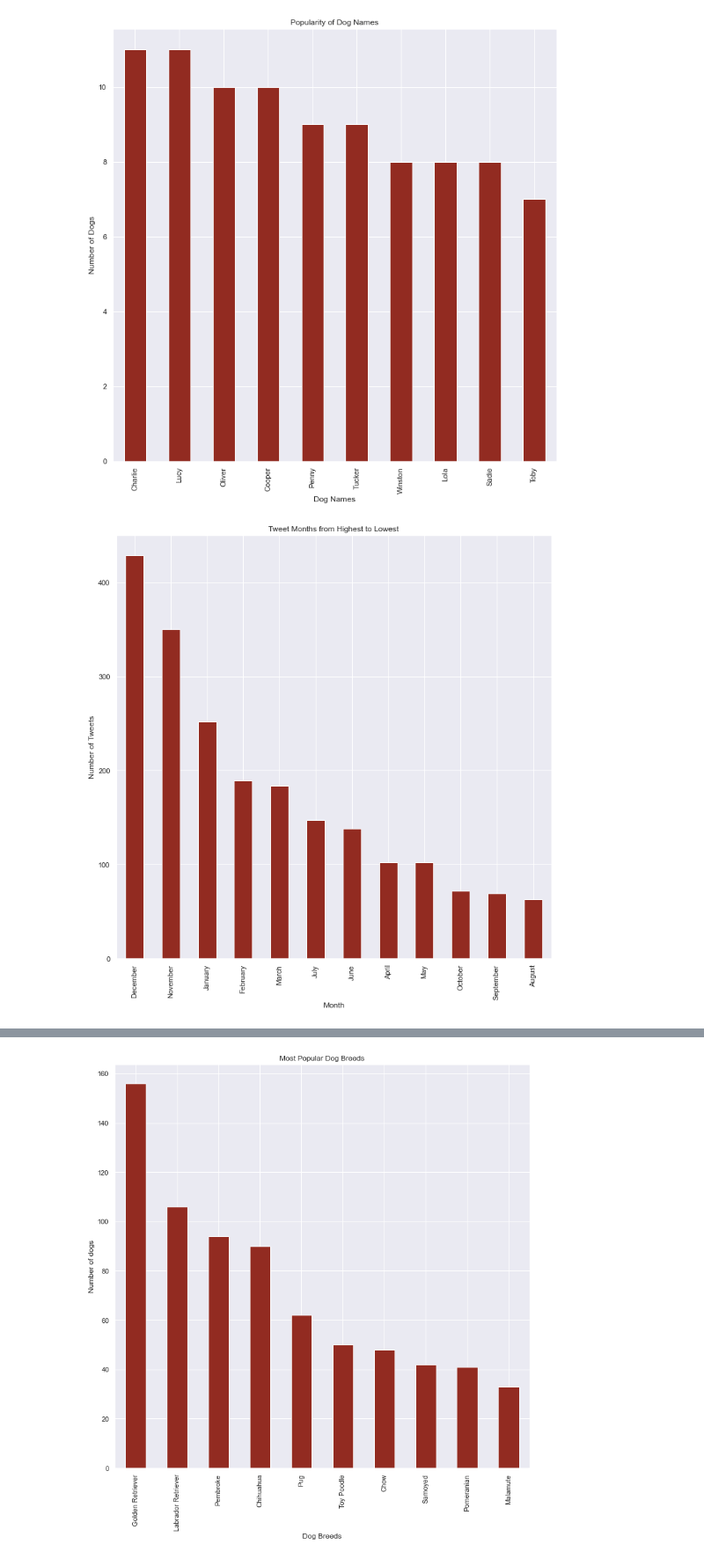
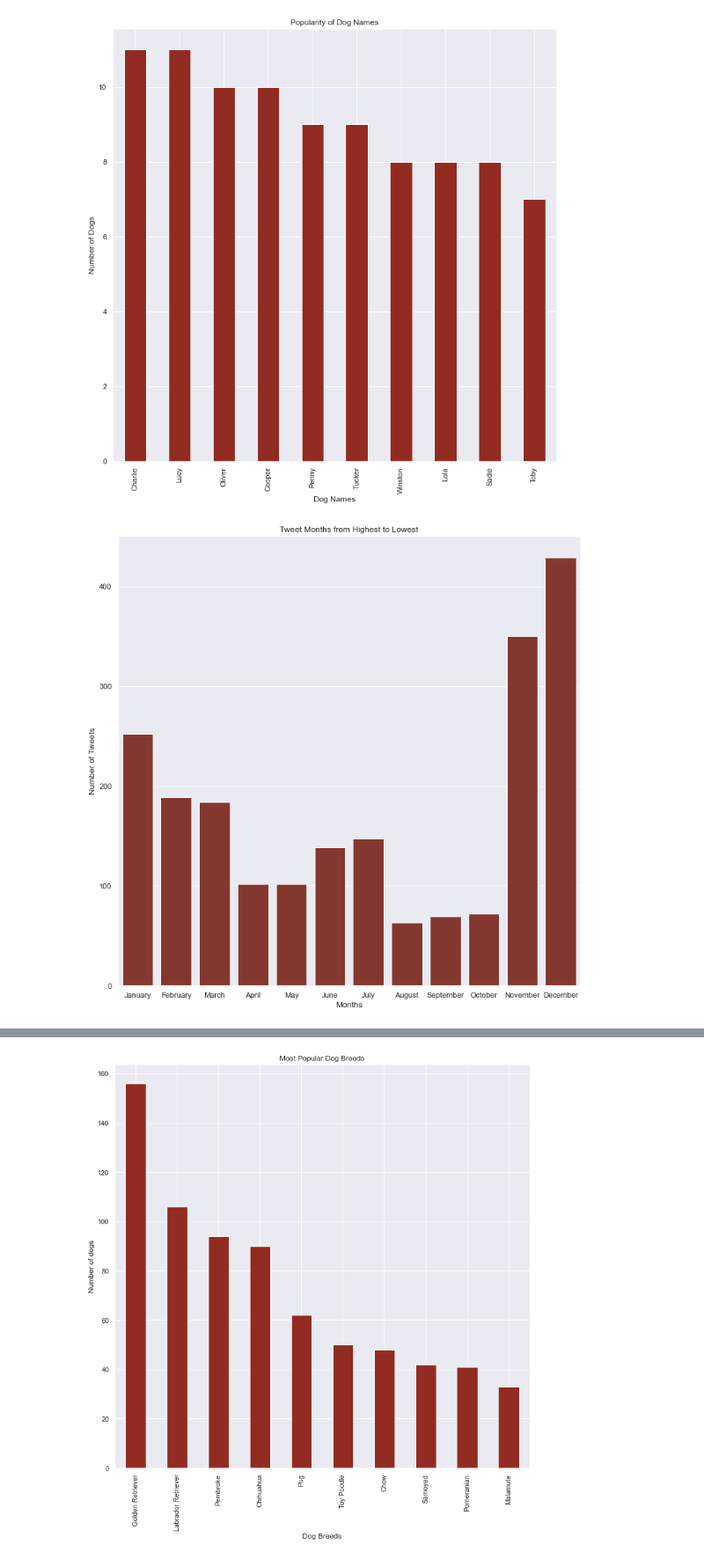
Before and after one commit to joshuaati/Wragling_twitter_data, a Jupyter notebook: wrangle_act.ipynb, the cells around one changed output, grey strips where cells are left out. Shown: that part at 88% size. Saved outputs shown, nothing was run; the diff lists cells and outputs as text; code cells hidden in the pictures.

```diff
--- a/wrangle_act.ipynb
+++ b/wrangle_act.ipynb
@@ -1130,7 +1129,12 @@ title='Popularity of Dog Names', xlabel='Dog Names', ylabel='Number of Dogs');
 [figure]
 # %%
 #Plotting the tweets per month
-twitter_archive_master.groupby('month')['tweet_id'].count().sort_values(ascending=False).plot(kind='bar', color='#922b21',
-title='Tweet Months from Highest to Lowest', xlabel='Month', ylabel='Number of Tweets');
+#twitter_archive_master.groupby('month')['tweet_id'].count().sort_values(ascending=False).plot(kind='bar', color='#922b21',
+#title='Tweet Months from Highest to Lowest', xlabel='Month', ylabel='Number of Tweets');
+
+sns.countplot(data=twitter_archive_master, x='month', order=['January', 'February', 'March', 'April', 'May', 'June', 'July', 'August', 'September', 'October', 'November', 'December'], color='#922b21')
+plt.xlabel('Months')
+plt.ylabel('Number of Tweets')
+plt.title('Tweet Months from Highest to Lowest');
 # %% [output]
-[figure, old version]
+[figure, new version]
```
Also changed, not shown: parts of 11 cells of this notebook, 1 other file.
